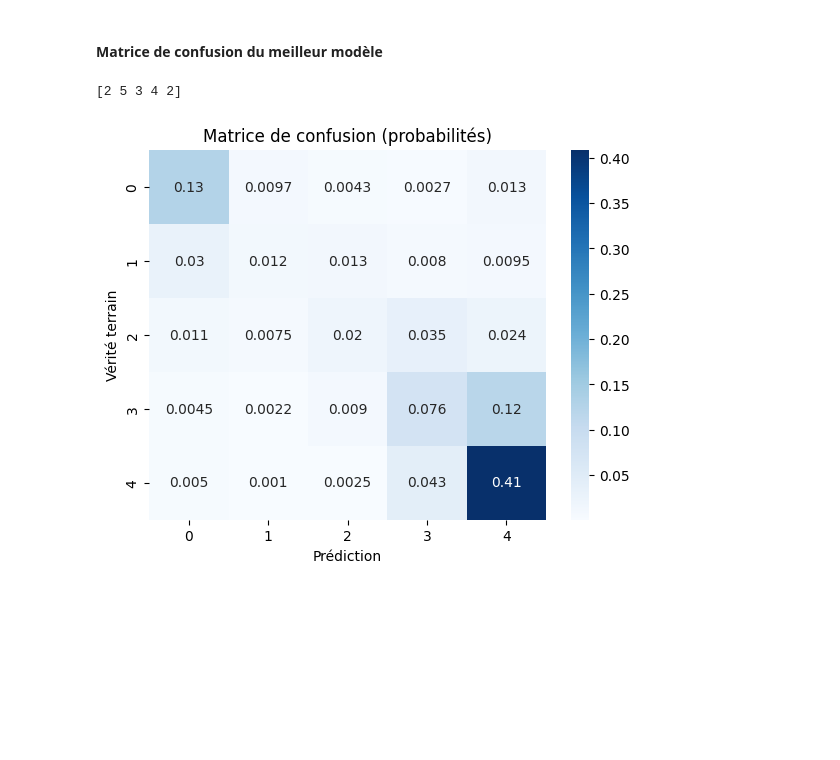
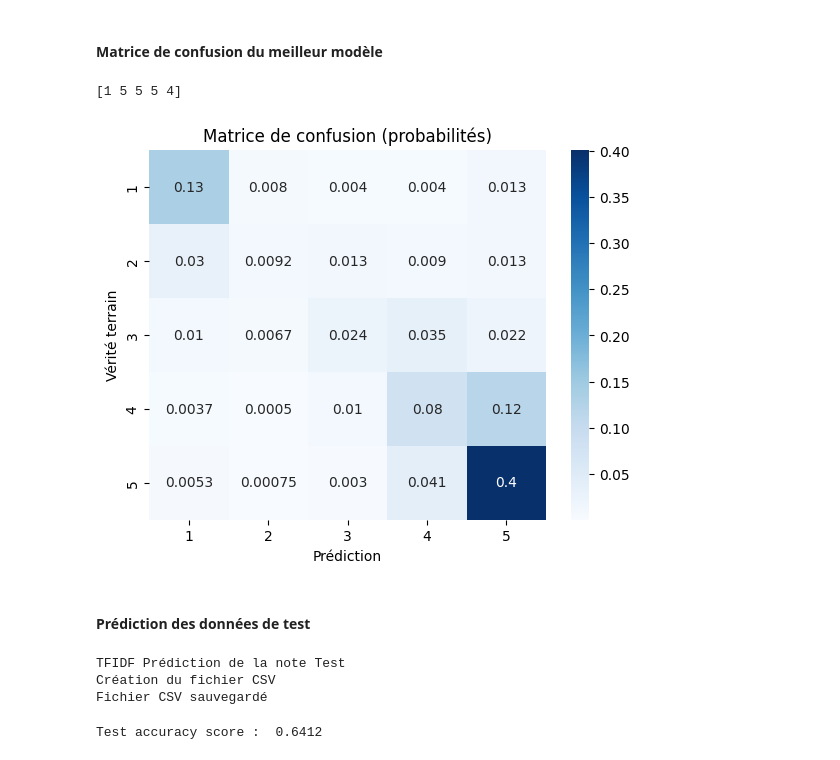
Before and after one commit to Lucie313/S6C01-Apprentissage_automatique, a Jupyter notebook: Tsinjo/machine_learning_star_prediction.ipynb, the cells around one changed output. Cells and saved outputs as stored; diff of their text form; code cells hidden in the pictures; blank space fills up the shorter version.

Commit message:
Add test results score prediction ML

```diff
--- a/Tsinjo/machine_learning_star_prediction.ipynb
+++ b/Tsinjo/machine_learning_star_prediction.ipynb
@@ -294,22 +294,54 @@ svm    0.6215     0.5767  0.6215    0.5635
 # %%
 from sklearn.metrics import confusion_matrix
 import seaborn as sns
 import matplotlib.pyplot as plt
 
 # Calculer la matrice de confusion
-cm = confusion_matrix(y_test, lr_y_pred_tfidf)
+cm = confusion_matrix(y_test, lr_y_pred_ngram)
 print(lr_y_pred_tfidf[:5])
 # Convertir les comptes en probabilités
 cm_proba = cm.astype('float') / cm.sum()
 
 # Créer une heatmap avec les probabilités
 sns.heatmap(cm_proba, annot=True, fmt='.2', cmap='Blues',
             xticklabels=['1', '2', '3', '4', '5'],
             yticklabels=['1', '2', '3', '4', '5'])
 plt.title('Matrice de confusion (probabilités)')
 plt.ylabel('Vérité terrain')
 plt.xlabel('Prédiction')
 plt.show()
 # %% [output]
-[2 5 3 4 2]
+[1 5 5 5 4]
-[figure, old version]
+[figure, new version]
+# %% [markdown]
+#### Prédiction des données de test
+# %%
+data_test = pd.read_json('Test_file_SAE.json', lines=True) # importation des données
+texts_test = data_test["text"].values
+ratings_test = data_test["stars"].copy()
+
+print("TFIDF Prédiction de la note Test")
+
+# Appliquer le vectorizer sur le texte de test
+ngram_test = ngram_vectorizer.transform(texts_test)
+test_y_pred = lr_ngram.predict(ngram_test)
+
+# Créer un DataFrame avec les résultats
+print("Création du fichier CSV")
+results_df = pd.DataFrame({
+    'Valeurs réelles' : ratings_test,
+    'Valeurs prédites': test_y_pred,
+})
+
+# Sauvegarder en CSV
+results_df.to_csv('Résultats prédiction des notes machine learning.csv', index=False, encoding='utf-8')
+print("Fichier CSV sauvegardé")
+# %% [output]
+TFIDF Prédiction de la note Test
+Création du fichier CSV
+Fichier CSV sauvegardé
+# %%
+score = accuracy_score(ratings_test, test_y_pred)
+print("Test accuracy score : ", score)
+# %% [output]
+Test accuracy score :  0.6412
```
Also changed, not shown: parts of 1 cell of this notebook, 1 other file.
